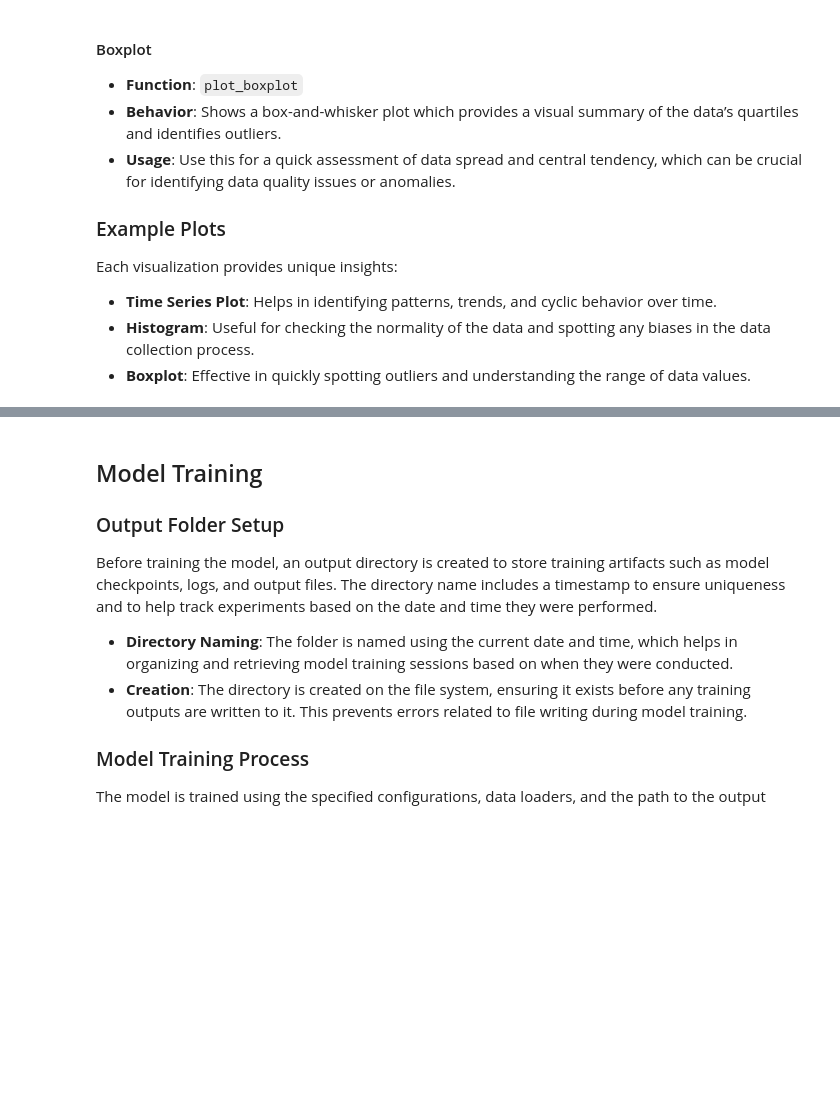
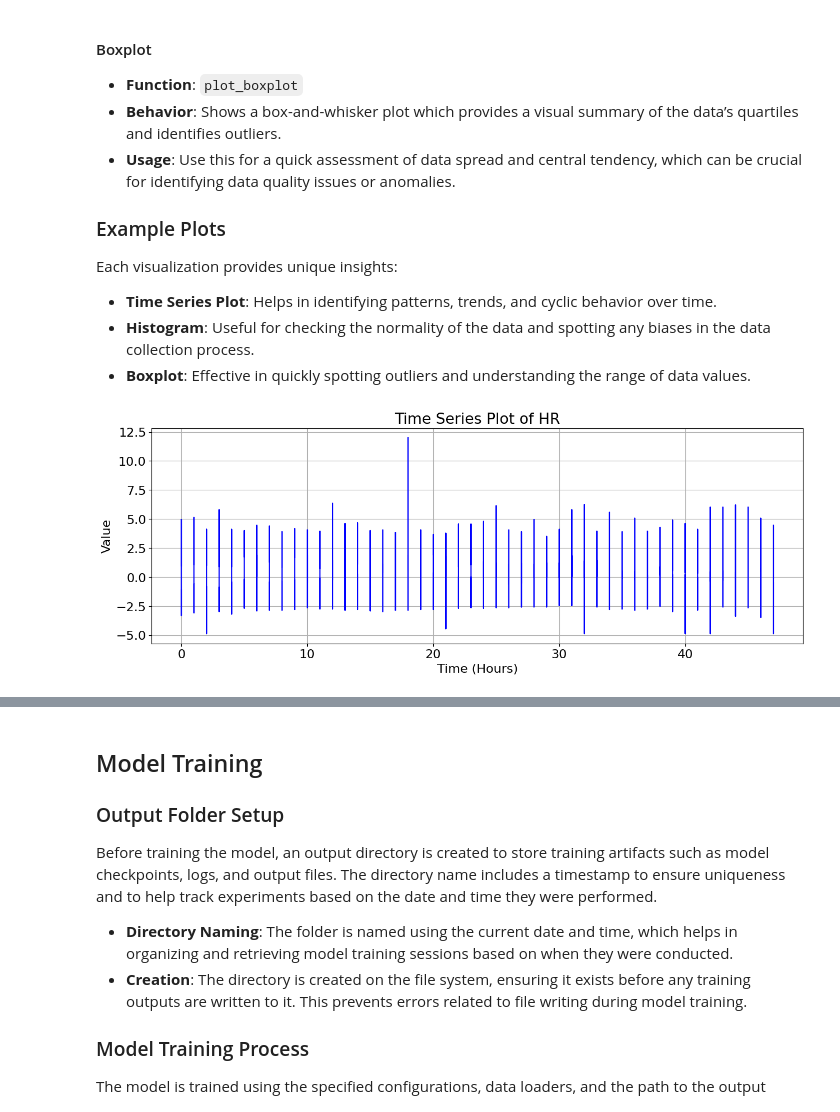
Before and after one commit to ahmabboud/difussion_bootcamp, a Jupyter notebook: reference_implementations/time_series_reference_impelementation/CSDI/CSDI_imputation.ipynb, the cells around one changed output, grey strips where cells are left out. Saved outputs shown, nothing was run; the diff lists cells and outputs as text; code cells hidden in the pictures; blank space fills up the shorter version.

Commit message:
fixed the plots

```diff
--- a/reference_implementations/time_series_reference_impelementation/CSDI/CSDI_imputation.ipynb
+++ b/reference_implementations/time_series_reference_impelementation/CSDI/CSDI_imputation.ipynb
@@ -703,3 +701,37 @@ attributes = [
     "Creatinine",
     "ALP",
 ]
+# %%
+def plot_time_series(loader, attribute_index):
+    all_times = []
+    all_values = []
+
+    # Loop through each batch in the loader
+    for batch in loader:
+        # Get the observed data and time points
+        observed_data = batch['observed_data']
+        timepoints = batch['timepoints']
+
+        # Extract values for the specific attribute
+        values = observed_data[:, :, attribute_index]
+
+        # Append data
+        all_times.append(timepoints.numpy())  # Convert to numpy array if needed
+        all_values.append(values.numpy())  # Convert to numpy array if needed
+
+    # Concatenate all collected data
+    times = np.concatenate(all_times)
+    values = np.concatenate(all_values)
+
+    # Plot the time series
+    plt.figure(figsize=(15, 5))
+    plt.plot(times, values, label=f'Time Series of {attributes[attribute_index]}', color='blue')
+    plt.title(f'Time Series Plot of {attributes[attribute_index]}')
+    plt.xlabel('Time (Hours)')
+    plt.ylabel('Value')
+    plt.grid(True)
+    plt.show()
+
+plot_time_series(train_loader, 1)  # for HR
+# %% [output]
+[figure, added]
```
Also changed, not shown: parts of 15 cells of this notebook.
